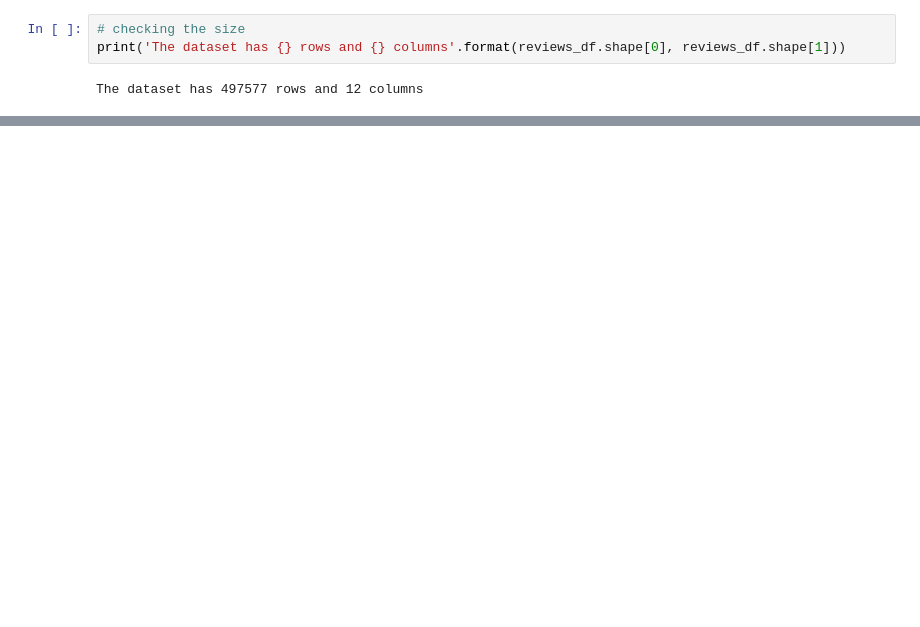
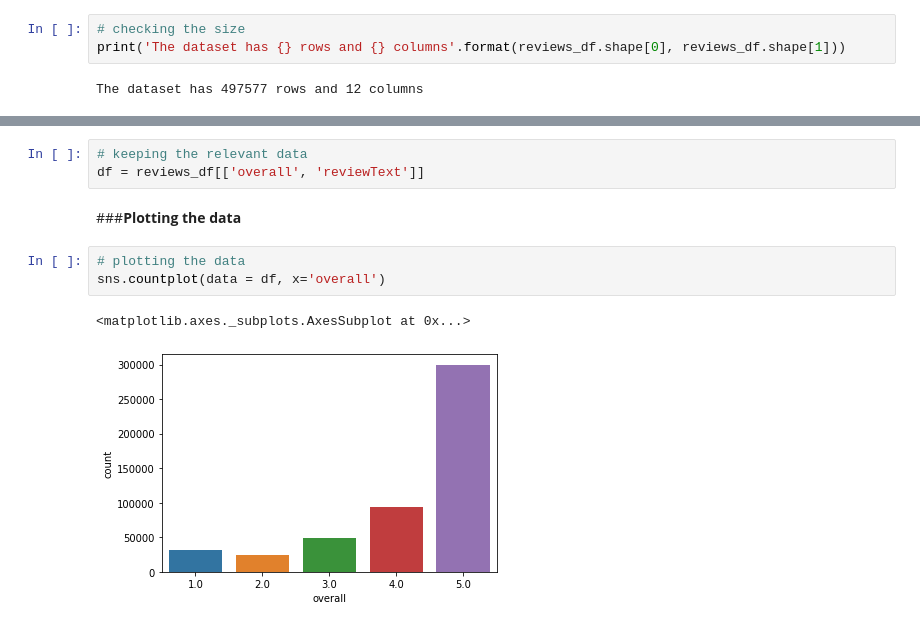
Before and after one commit to d4nielmeyer/Sentiment-Analysis-for-Marketing, a Jupyter notebook: Notebooks/01_CreateTheDataset.ipynb, the cells around one changed output, grey strips where cells are left out. Cells and saved outputs as stored; diff of their text form; blank space fills up the shorter version.

```diff
--- a/Notebooks/01_CreateTheDataset.ipynb
+++ b/Notebooks/01_CreateTheDataset.ipynb
@@ -55,0 +96,11 @@ reviews_df.head()
+# %%
+# keeping the relevant data
+df = reviews_df[['overall', 'reviewText']]
+# %% [markdown]
+###**Plotting the data**
+# %%
+# plotting the data
+sns.countplot(data = df, x='overall')
+# %% [output]
+<matplotlib.axes._subplots.AxesSubplot at 0x...>
+[figure, added]
```
Also changed, not shown: parts of 21 cells of this notebook, 2 other files.
